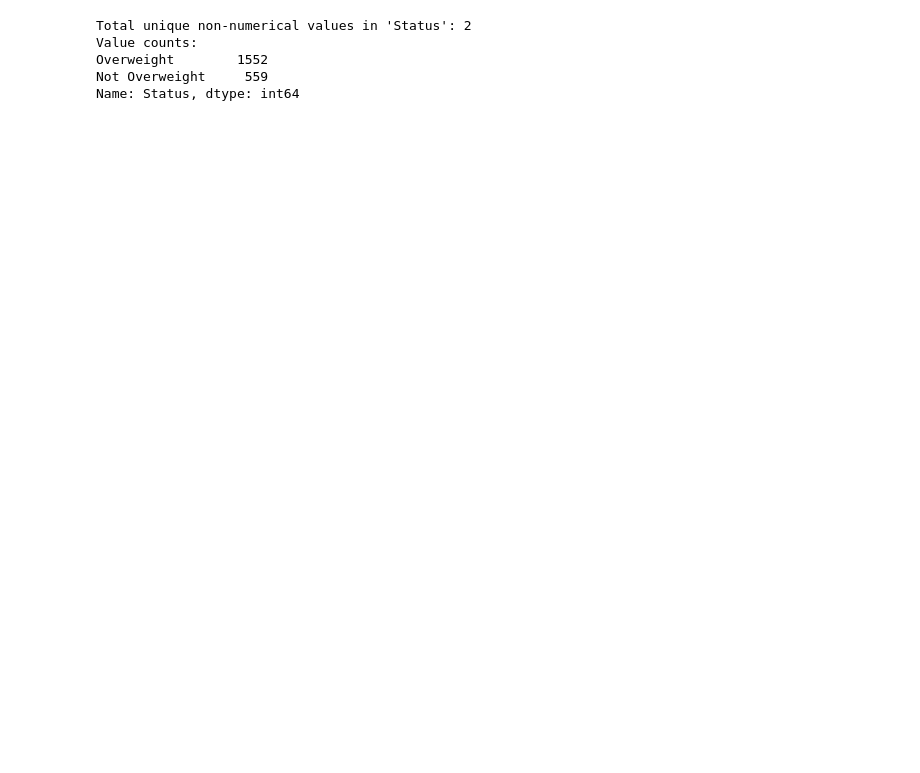
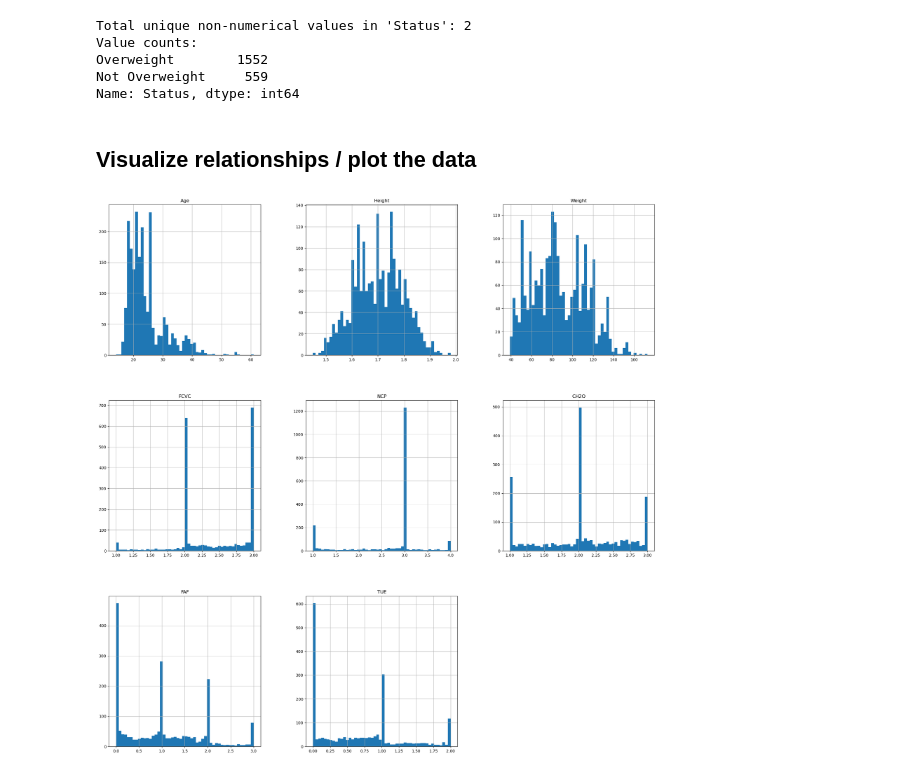
Before and after one commit to Fera13/ML-Project-Obesity-Classifier, a Jupyter notebook: ML-Project Obesity Classifier.ipynb, the cells around one changed output. Drawn from its saved outputs; the diff is of its cells as text; code cells hidden in the pictures; blank space fills up the shorter version.

```diff
--- a/ML-Project Obesity Classifier.ipynb
+++ b/ML-Project Obesity Classifier.ipynb
@@ -131,3 +174,11 @@ Value counts:
 Overweight        1552
 Not Overweight     559
 Name: Status, dtype: int64
+# %% [markdown]
+## Visualize relationships / plot the data
+# %%
+%matplotlib inline
+data.hist(bins=50, figsize=(25,25))
+plt.show()
+# %% [output]
+[figure, added]
```
Also changed, not shown: parts of 33 cells of this notebook, 1 other file.
